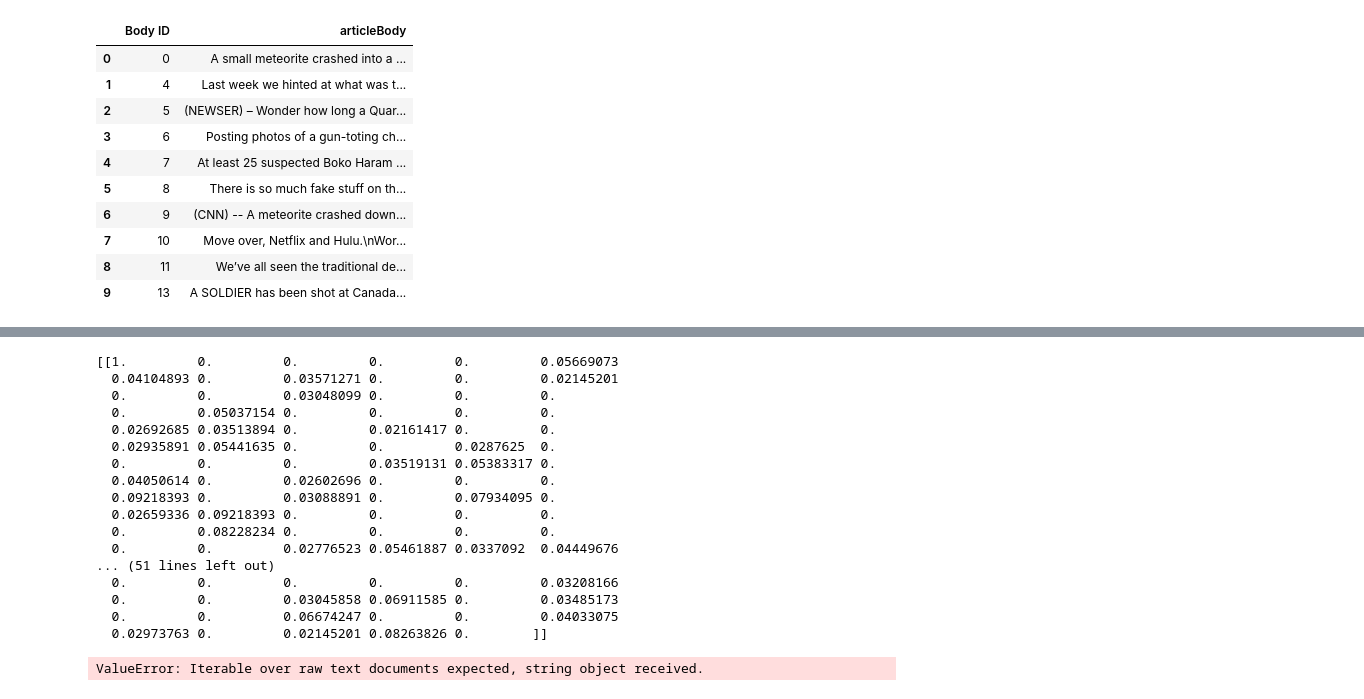
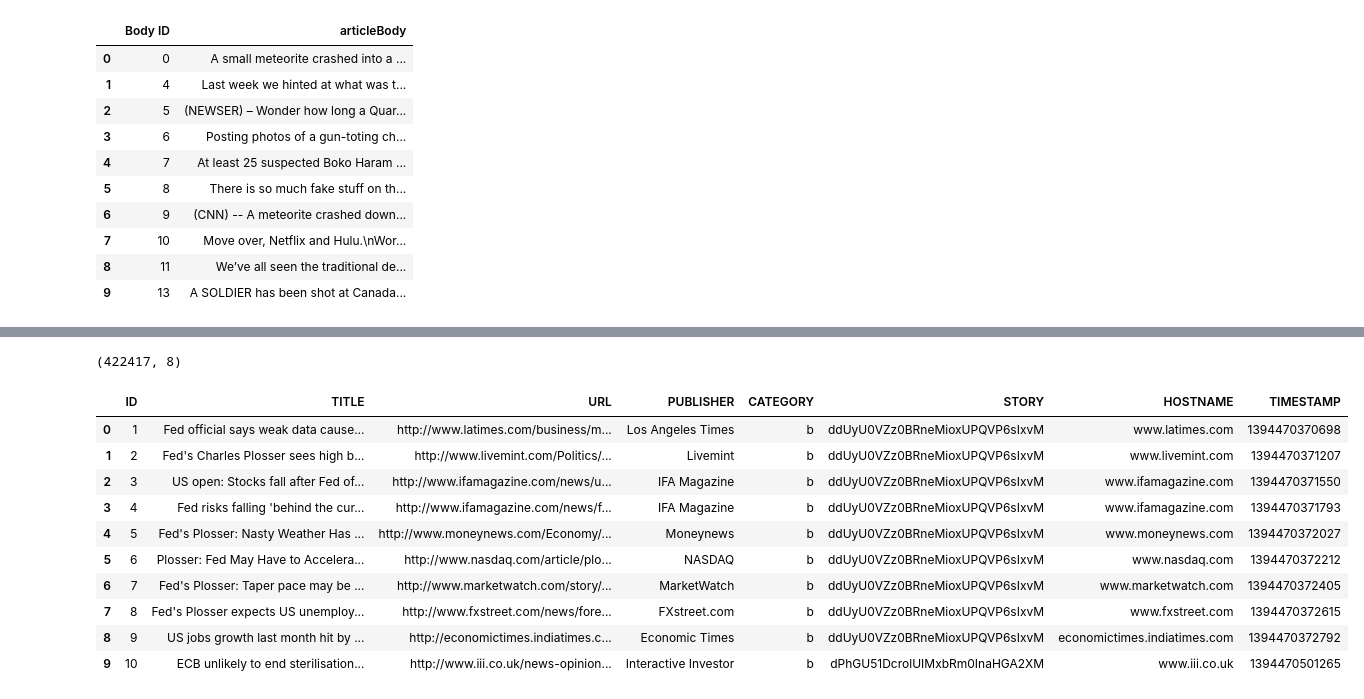
Before and after one commit to cpati/team-hvac, a Jupyter notebook: distillation/Spam_detection_and_Stance_detection.ipynb, the cells around one changed output, grey strips where cells are left out. Cells and saved outputs as stored; diff of their text form; code cells hidden in the pictures.

```diff
--- a/distillation/Spam_detection_and_Stance_detection.ipynb
+++ b/distillation/Spam_detection_and_Stance_detection.ipynb
@@ -551,6 +567,6 @@ dataset_body2.head(10)
 | 8 | 11 | We’ve all seen the traditional de... |
 | 9 | 13 | A SOLDIER has been shot at Canada... |
 # %%
-dataset_stances2 = pd.read_csv('/Users/himangini/Downloads/fnc-1-master/train_stances.csv', sep=',')
-dataset_stances2.head(10)
+UCI_Aggregator_load = pd.read_csv('/Users/himangini/Downloads/uci-news-aggregator.csv',sep=',')
+UCI_Aggregator_load.shape
 # %% [output]
@@ -615,22 +573,0 @@ tfidf_matrix = tfidf_vectorizer.fit_transform(training_doc)
-# %%
-from sklearn.metrics.pairwise import cosine_similarity
-array = cosine_similarity(tfidf_matrix[0:1], tfidf_matrix)
-print (array)
-# %% [output]
-[[1.         0.         0.         0.         0.         0.05669073
-  0.04104893 0.         0.03571271 0.         0.         0.02145201
-  0.         0.         0.03048099 0.         0.         0.
-  0.         0.05037154 0.         0.         0.         0.
-  0.02692685 0.03513894 0.         0.02161417 0.         0.
-  0.02935891 0.05441635 0.         0.         0.0287625  0.
-  0.         0.         0.         0.03519131 0.05383317 0.
-  0.04050614 0.         0.02602696 0.         0.         0.
-  0.09218393 0.         0.03088891 0.         0.07934095 0.
-  0.02659336 0.09218393 0.         0.         0.         0.
-  0.         0.08228234 0.         0.         0.         0.
-  0.         0.         0.02776523 0.05461887 0.0337092  0.04449676
-... (51 lines left out)
-  0.         0.         0.         0.         0.         0.03208166
-  0.         0.         0.03045858 0.06911585 0.         0.03485173
-  0.         0.         0.06674247 0.         0.         0.04033075
-  0.02973763 0.         0.02145201 0.08263826 0.        ]]
@@ -639,13 +574,19 @@ print (array)
-# %%
-for d in training_doc:
-    tfidf_matrix = tfidf_vectorizer.fit_transform(d)
-    if cosine_similarity(tfidf_matrix[0:1], tfidf_matrix) >= 0.5:
-        print (d)
-
-import nltk
-nltk.download('punkt')
-from nltk.tokenize import sent_tokenize
-#sentences = sent_tokenize(training_doc, language = 'en')
-#sentences
-# %% [output]
-ValueError: Iterable over raw text documents expected, string object received.
+# %%
+UCI_Aggregator = UCI_Aggregator_load.dropna(how='any')
+UCI_Aggregator.shape
+# %% [output]
+(422417, 8)
+# %%
+UCI_Aggregator.head(10)
+# %% [output]
+|  | ID | TITLE | URL | PUBLISHER | CATEGORY | STORY | HOSTNAME | TIMESTAMP |
+| 0 | 1 | Fed official says weak data cause... | http://www.latimes.com/business/m... | Los Angeles Times | b | ddUyU0VZz0BRneMioxUPQVP6sIxvM | www.latimes.com | 1394470370698 |
+| 1 | 2 | Fed's Charles Plosser sees high b... | http://www.livemint.com/Politics/... | Livemint | b | ddUyU0VZz0BRneMioxUPQVP6sIxvM | www.livemint.com | 1394470371207 |
+| 2 | 3 | US open: Stocks fall after Fed of... | http://www.ifamagazine.com/news/u... | IFA Magazine | b | ddUyU0VZz0BRneMioxUPQVP6sIxvM | www.ifamagazine.com | 1394470371550 |
+| 3 | 4 | Fed risks falling 'behind the cur... | http://www.ifamagazine.com/news/f... | IFA Magazine | b | ddUyU0VZz0BRneMioxUPQVP6sIxvM | www.ifamagazine.com | 1394470371793 |
+| 4 | 5 | Fed's Plosser: Nasty Weather Has ... | http://www.moneynews.com/Economy/... | Moneynews | b | ddUyU0VZz0BRneMioxUPQVP6sIxvM | www.moneynews.com | 1394470372027 |
+| 5 | 6 | Plosser: Fed May Have to Accelera... | http://www.nasdaq.com/article/plo... | NASDAQ | b | ddUyU0VZz0BRneMioxUPQVP6sIxvM | www.nasdaq.com | 1394470372212 |
+| 6 | 7 | Fed's Plosser: Taper pace may be ... | http://www.marketwatch.com/story/... | MarketWatch | b | ddUyU0VZz0BRneMioxUPQVP6sIxvM | www.marketwatch.com | 1394470372405 |
+| 7 | 8 | Fed's Plosser expects US unemploy... | http://www.fxstreet.com/news/fore... | FXstreet.com | b | ddUyU0VZz0BRneMioxUPQVP6sIxvM | www.fxstreet.com | 1394470372615 |
+| 8 | 9 | US jobs growth last month hit by ... | http://economictimes.indiatimes.c... | Economic Times | b | ddUyU0VZz0BRneMioxUPQVP6sIxvM | economictimes.indiatimes.com | 1394470372792 |
+| 9 | 10 | ECB unlikely to end sterilisation... | http://www.iii.co.uk/news-opinion... | Interactive Investor | b | dPhGU51DcrolUIMxbRm0InaHGA2XM | www.iii.co.uk | 1394470501265 |
```
Also changed, not shown: parts of 38 cells of this notebook.
